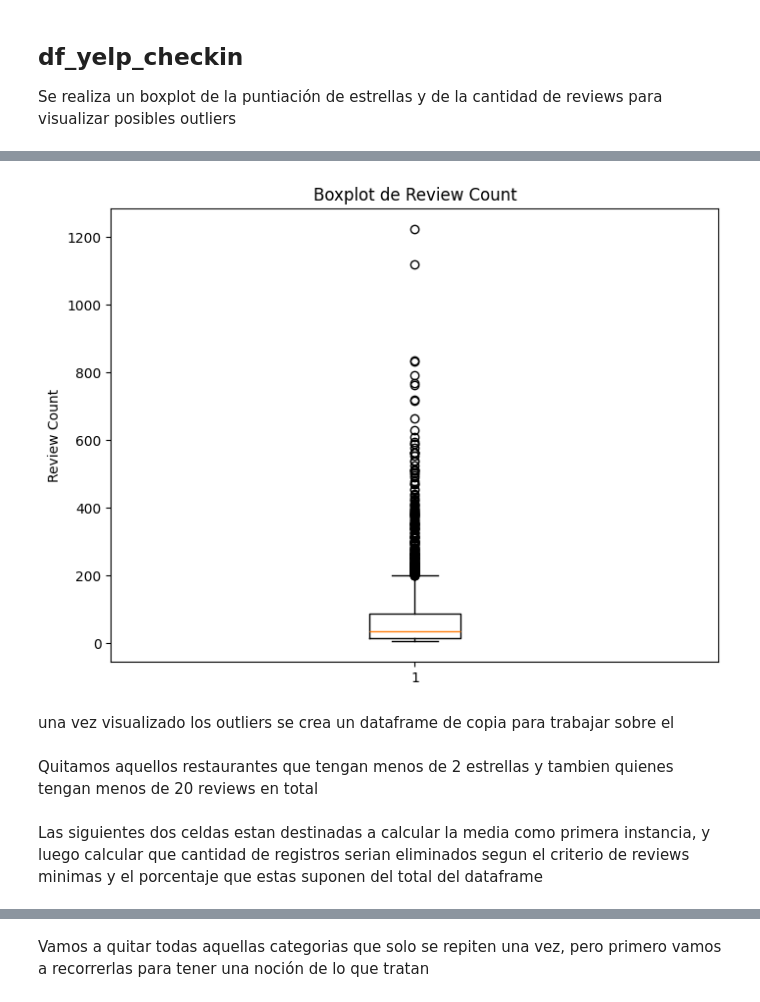
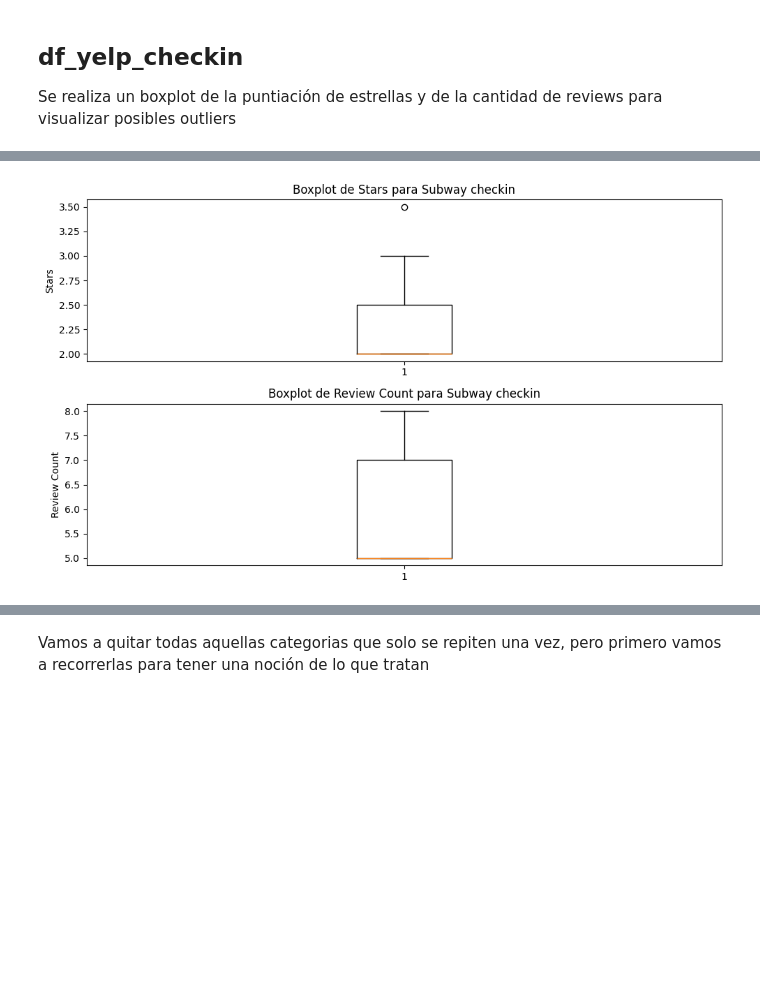
Before and after one commit to Aspirina180mg/PF_DATAPT07, a Jupyter notebook: EDA.ipynb, the cells around one changed output, grey strips where cells are left out. Drawn from its saved outputs; the diff is of its cells as text; code cells hidden in the pictures; blank space fills up the shorter version.

```diff
--- a/EDA.ipynb
+++ b/EDA.ipynb
@@ -168,10 +240,18 @@ plt.show()
 # %%
-plt.figure(figsize=(8, 6))
-plt.boxplot(df_yelp_checkin['review_count'])
-plt.title('Boxplot de Review Count')
+subway_data_checkin = df_yelp_checkin[df_yelp_checkin['name']==('Subway')]
+
+plt.figure(figsize=(10, 6))
+plt.subplot(2, 1, 1)
+plt.boxplot(subway_data_checkin['stars'])
+plt.title('Boxplot de Stars para Subway checkin')
+plt.ylabel('Stars')
+
+plt.subplot(2, 1, 2)
+plt.boxplot(subway_data_checkin['review_count'])
+plt.title('Boxplot de Review Count para Subway checkin')
 plt.ylabel('Review Count')
+
+plt.tight_layout()
 plt.show()
 # %% [output]
-[figure, old version]
+[figure, new version]
-# %% [markdown]
-una vez visualizado los outliers se crea un dataframe de copia para trabajar sobre el
@@ -180,2 +257,0 @@ df_modificado_checkin = df_yelp_checkin.copy()
-# %% [markdown]
-Quitamos aquellos restaurantes que tengan menos de 2 estrellas y tambien quienes tengan menos de 20 reviews en total
@@ -185,2 +257,0 @@ df_modificado_checkin = df_modificado_checkin.drop(estrellas_filtradas)
-# %% [markdown]
-Las siguientes dos celdas estan destinadas a calcular la media como primera instancia, y luego calcular que cantidad de registros serian eliminados segun el criterio de reviews minimas y el porcentaje que estas suponen del total del dataframe
```
Also changed, not shown: parts of 72 cells of this notebook.
